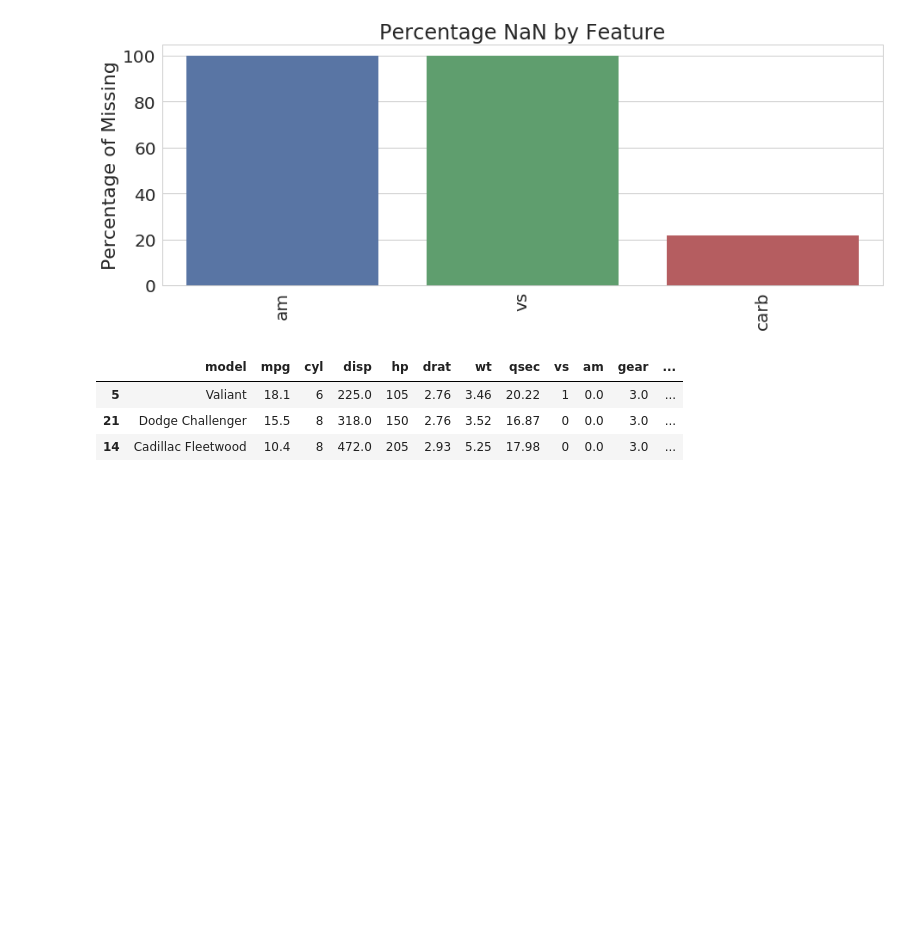
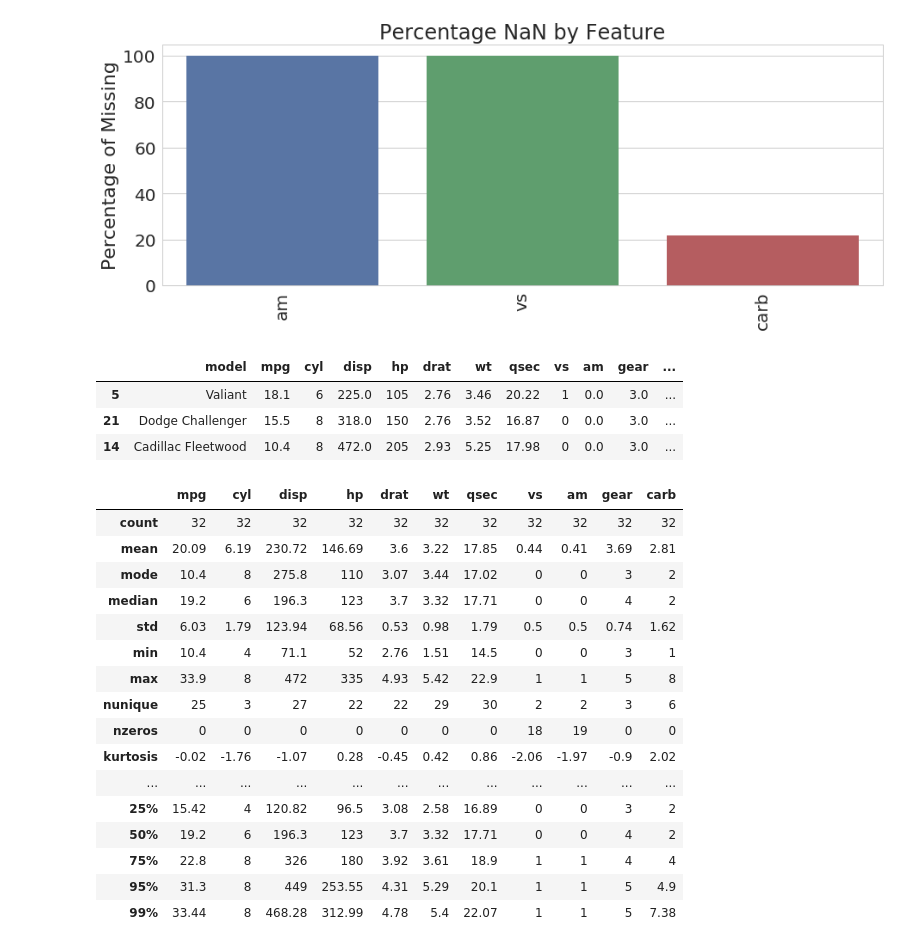
Before and after one commit to bharathgs/dframeutils, a Jupyter notebook: examples/sample.ipynb, the cells around one changed output. Cells and saved outputs as stored; diff of their text form; code cells hidden in the pictures; blank space fills up the shorter version.

```diff
--- a/examples/sample.ipynb
+++ b/examples/sample.ipynb
@@ -51,3 +52,23 @@ ExtremeObservations(mtcars, "drat", n_largest=False)
 | 5 | Valiant | 18.1 | 6 | 225.0 | 105 | 2.76 | 3.46 | 20.22 | 1 | 0.0 | 3.0 | ... |
 | 21 | Dodge Challenger | 15.5 | 8 | 318.0 | 150 | 2.76 | 3.52 | 16.87 | 0 | 0.0 | 3.0 | ... |
 | 14 | Cadillac Fleetwood | 10.4 | 8 | 472.0 | 205 | 2.93 | 5.25 | 17.98 | 0 | 0.0 | 3.0 | ... |
+# %%
+num_summary(mtcars).T
+# %% [output]
+|  | mpg | cyl | disp | hp | drat | wt | qsec | vs | am | gear | carb |
+| count | 32 | 32 | 32 | 32 | 32 | 32 | 32 | 32 | 32 | 32 | 32 |
+| mean | 20.09 | 6.19 | 230.72 | 146.69 | 3.6 | 3.22 | 17.85 | 0.44 | 0.41 | 3.69 | 2.81 |
+| mode | 10.4 | 8 | 275.8 | 110 | 3.07 | 3.44 | 17.02 | 0 | 0 | 3 | 2 |
+| median | 19.2 | 6 | 196.3 | 123 | 3.7 | 3.32 | 17.71 | 0 | 0 | 4 | 2 |
+| std | 6.03 | 1.79 | 123.94 | 68.56 | 0.53 | 0.98 | 1.79 | 0.5 | 0.5 | 0.74 | 1.62 |
+| min | 10.4 | 4 | 71.1 | 52 | 2.76 | 1.51 | 14.5 | 0 | 0 | 3 | 1 |
+| max | 33.9 | 8 | 472 | 335 | 4.93 | 5.42 | 22.9 | 1 | 1 | 5 | 8 |
+| nunique | 25 | 3 | 27 | 22 | 22 | 29 | 30 | 2 | 2 | 3 | 6 |
+| nzeros | 0 | 0 | 0 | 0 | 0 | 0 | 0 | 18 | 19 | 0 | 0 |
+| kurtosis | -0.02 | -1.76 | -1.07 | 0.28 | -0.45 | 0.42 | 0.86 | -2.06 | -1.97 | -0.9 | 2.02 |
+| ... | ... | ... | ... | ... | ... | ... | ... | ... | ... | ... | ... |
+| 25% | 15.42 | 4 | 120.82 | 96.5 | 3.08 | 2.58 | 16.89 | 0 | 0 | 3 | 2 |
+| 50% | 19.2 | 6 | 196.3 | 123 | 3.7 | 3.32 | 17.71 | 0 | 0 | 4 | 2 |
+| 75% | 22.8 | 8 | 326 | 180 | 3.92 | 3.61 | 18.9 | 1 | 1 | 4 | 4 |
+| 95% | 31.3 | 8 | 449 | 253.55 | 4.31 | 5.29 | 20.1 | 1 | 1 | 5 | 4.9 |
+| 99% | 33.44 | 8 | 468.28 | 312.99 | 4.78 | 5.4 | 22.07 | 1 | 1 | 5 | 7.38 |
```
Also changed, not shown: parts of 5 cells of this notebook.
